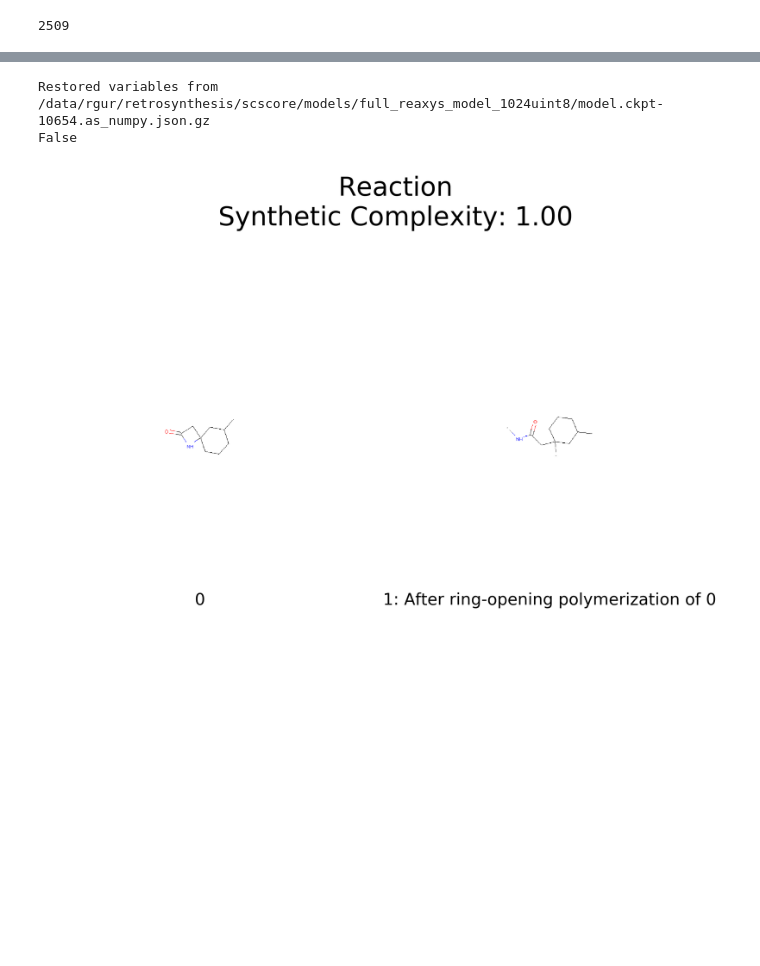
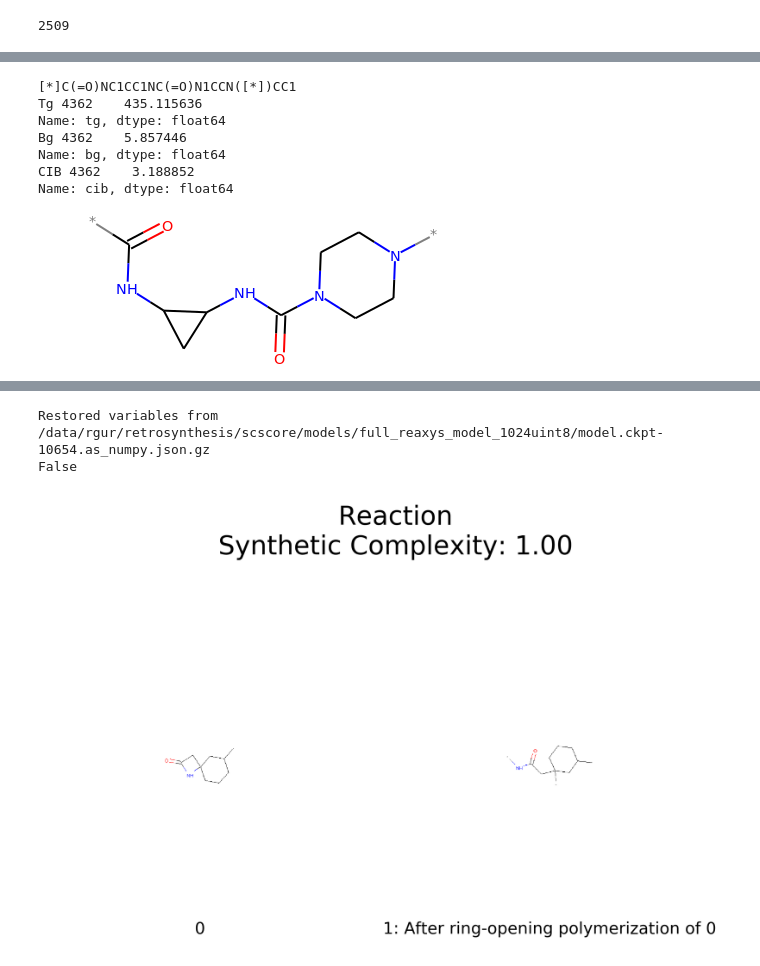
Before and after one commit to rishigurnani/hMOFs-Snurr, a Jupyter notebook: fall20_mse_8803_2.ipynb, the cells around one changed output, grey strips where cells are left out. Drawn from its saved outputs; the diff is of its cells as text; code cells hidden in the pictures; blank space fills up the shorter version.

```diff
--- a/fall20_mse_8803_2.ipynb
+++ b/fall20_mse_8803_2.ipynb
@@ -669,0 +718,16 @@ False
+# %%
+i = 2
+print(exists_mols[i].can_smiles)
+print('Tg', df_med[df_med['smiles']==exists_mols[i].lp_smiles]['tg'])
+print('Bg', df_med[df_med['smiles']==exists_mols[i].lp_smiles]['bg'])
+print('CIB', df_med[df_med['smiles']==exists_mols[i].lp_smiles]['cib'])
+Chem.MolFromSmiles(exists_mols[i].can_smiles)
+# %% [output]
+[*]C(=O)NC1CC1NC(=O)N1CCN([*])CC1
+Tg 4362    435.115636
+Name: tg, dtype: float64
+Bg 4362    5.857446
+Name: bg, dtype: float64
+CIB 4362    3.188852
+Name: cib, dtype: float64
+[figure, added]
```
Also changed, not shown: parts of 28 cells of this notebook, 3 other files.
